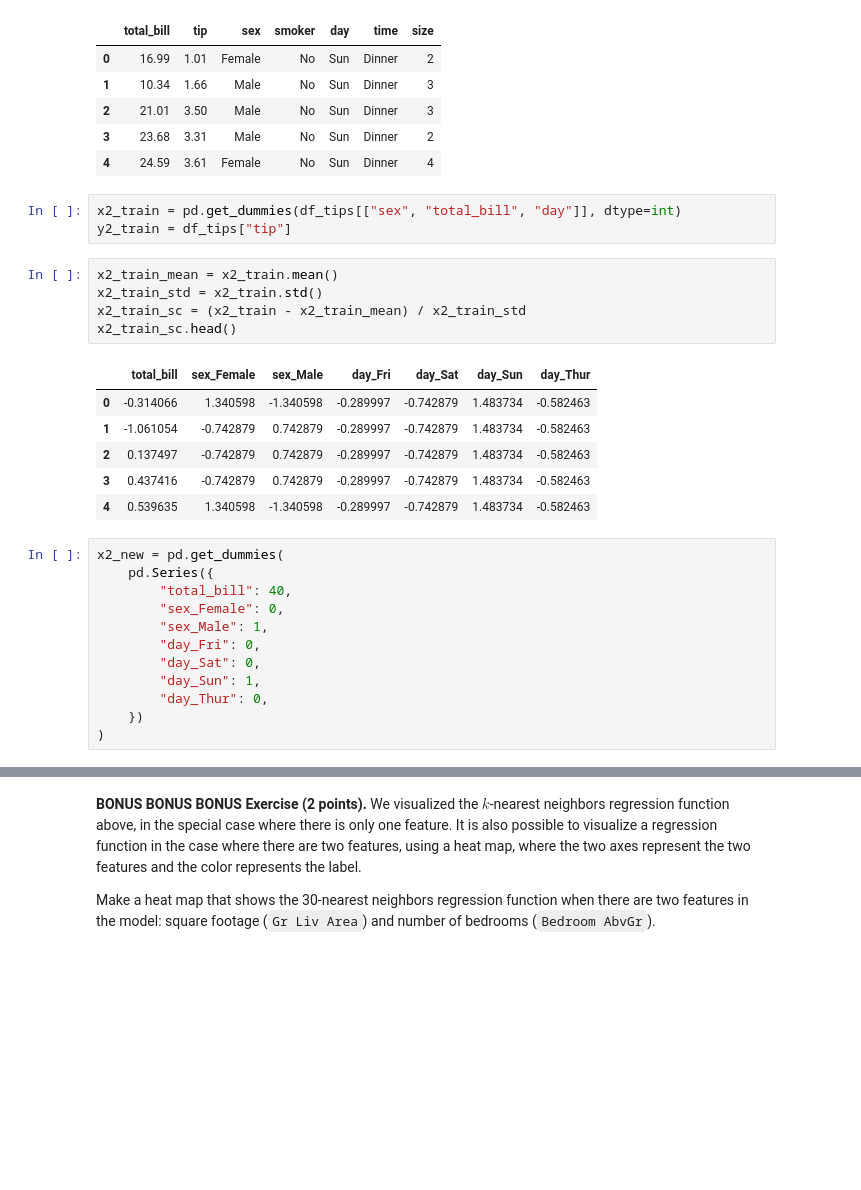
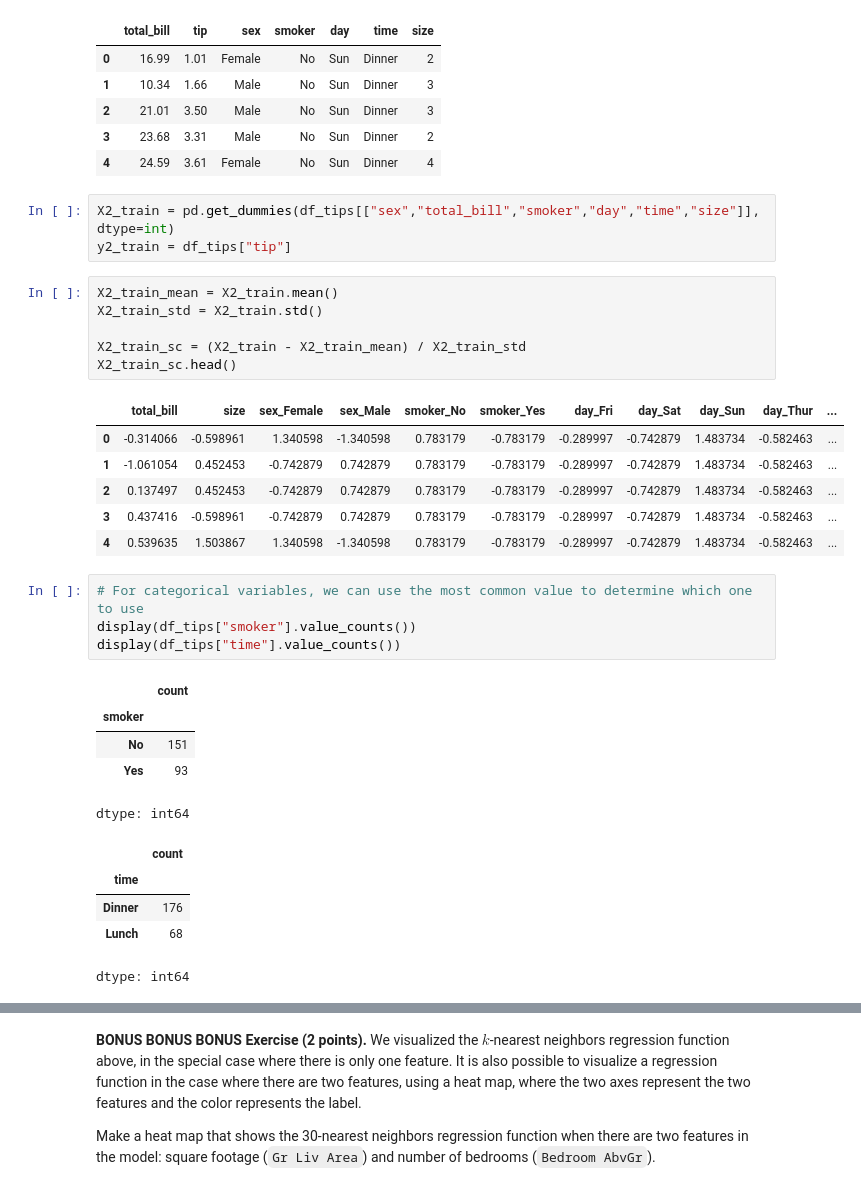
Before and after one commit to RndhS/CMPS-3160---Intro-to-Data-Science, a Jupyter notebook: _labs/Lab08/Lab08.ipynb, the cells around one changed output, grey strips where cells are left out. Saved outputs shown, nothing was run; the diff lists cells and outputs as text; blank space fills up the shorter version.

```diff
--- a/_labs/Lab08/Lab08.ipynb
+++ b/_labs/Lab08/Lab08.ipynb
@@ -357,29 +357,33 @@ df_tips.head()
 | 3 | 23.68 | 3.31 | Male | No | Sun | Dinner | 2 |
 | 4 | 24.59 | 3.61 | Female | No | Sun | Dinner | 4 |
 # %%
-x2_train = pd.get_dummies(df_tips[["sex", "total_bill", "day"]], dtype=int)
+X2_train = pd.get_dummies(df_tips[["sex","total_bill","smoker","day","time","size"]], dtype=int)
 y2_train = df_tips["tip"]
-# %%
-x2_train_mean = x2_train.mean()
-x2_train_std = x2_train.std()
-x2_train_sc = (x2_train - x2_train_mean) / x2_train_std
-x2_train_sc.head()
-# %% [output]
-|  | total_bill | sex_Female | sex_Male | day_Fri | day_Sat | day_Sun | day_Thur |
-| 0 | -0.314066 | 1.340598 | -1.340598 | -0.289997 | -0.742879 | 1.483734 | -0.582463 |
-| 1 | -1.061054 | -0.742879 | 0.742879 | -0.289997 | -0.742879 | 1.483734 | -0.582463 |
-| 2 | 0.137497 | -0.742879 | 0.742879 | -0.289997 | -0.742879 | 1.483734 | -0.582463 |
-| 3 | 0.437416 | -0.742879 | 0.742879 | -0.289997 | -0.742879 | 1.483734 | -0.582463 |
-| 4 | 0.539635 | 1.340598 | -1.340598 | -0.289997 | -0.742879 | 1.483734 | -0.582463 |
-# %%
-x2_new = pd.get_dummies(
-    pd.Series({
-        "total_bill": 40,
-        "sex_Female": 0,
-        "sex_Male": 1,
-        "day_Fri": 0,
-        "day_Sat": 0,
-        "day_Sun": 1,
-        "day_Thur": 0,
-    })
-)
+# %%
+X2_train_mean = X2_train.mean()
+X2_train_std = X2_train.std()
+
+X2_train_sc = (X2_train - X2_train_mean) / X2_train_std
+X2_train_sc.head()
+# %% [output]
+|  | total_bill | size | sex_Female | sex_Male | smoker_No | smoker_Yes | day_Fri | day_Sat | day_Sun | day_Thur | ... |
+| 0 | -0.314066 | -0.598961 | 1.340598 | -1.340598 | 0.783179 | -0.783179 | -0.289997 | -0.742879 | 1.483734 | -0.582463 | ... |
+| 1 | -1.061054 | 0.452453 | -0.742879 | 0.742879 | 0.783179 | -0.783179 | -0.289997 | -0.742879 | 1.483734 | -0.582463 | ... |
+| 2 | 0.137497 | 0.452453 | -0.742879 | 0.742879 | 0.783179 | -0.783179 | -0.289997 | -0.742879 | 1.483734 | -0.582463 | ... |
+| 3 | 0.437416 | -0.598961 | -0.742879 | 0.742879 | 0.783179 | -0.783179 | -0.289997 | -0.742879 | 1.483734 | -0.582463 | ... |
+| 4 | 0.539635 | 1.503867 | 1.340598 | -1.340598 | 0.783179 | -0.783179 | -0.289997 | -0.742879 | 1.483734 | -0.582463 | ... |
+# %%
+# For categorical variables, we can use the most common value to determine which one to use
+display(df_tips["smoker"].value_counts())
+display(df_tips["time"].value_counts())
+# %% [output]
+|  | count |
+| smoker |  |
+| No | 151 |
+| Yes | 93 |
+dtype: int64
+|  | count |
+| time |  |
+| Dinner | 176 |
+| Lunch | 68 |
+dtype: int64
```
Also changed, not shown: parts of 18 cells of this notebook.
